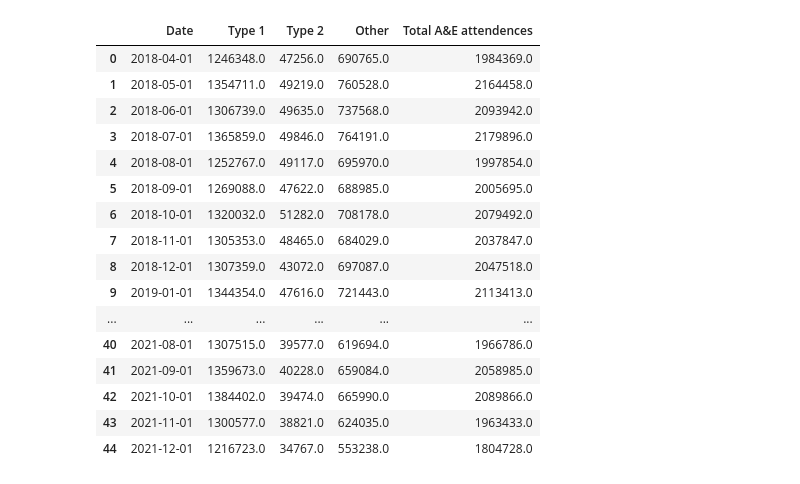
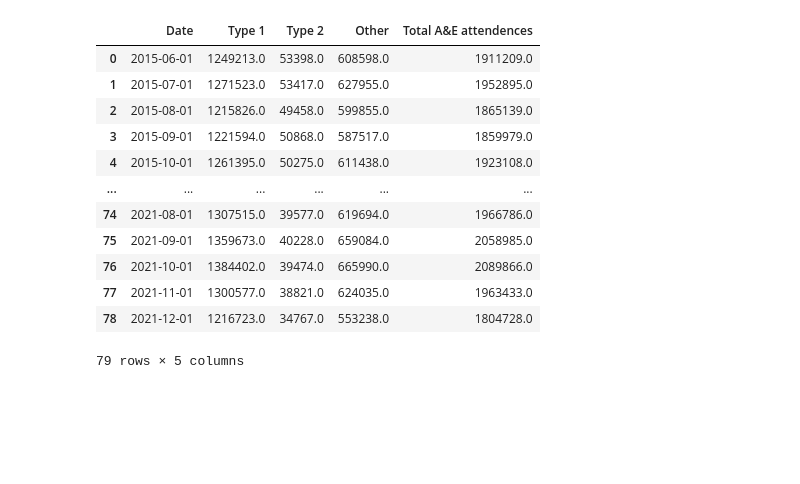
Before and after one commit to mattia-ficarelli/ae_attendances_modelling, a Jupyter notebook: dev.ipynb, the cells around one changed output. Saved outputs shown, nothing was run; the diff lists cells and outputs as text; code cells hidden in the pictures; blank space fills up the shorter version.

```diff
--- a/dev.ipynb
+++ b/dev.ipynb
@@ -27,3 +40,28 @@ file_header_list = ['Period',
 'Emergency admissions via A&E - Type 2',
 'Emergency admissions via A&E - Other A&E department',
 'Other emergency admissions']
+# %%
+path_excel = '/Users/mattiaficarelli/Desktop/AE_admissions_data_prior_April_2018/'
+file_header_list_excel = ['Code',
+'Region', 'Name',
+'Type 1 Departments - Major A&E',
+'Type 2 Departments - Single Specialty',
+'Type 3 Departments - Other A&E/Minor Injury Unit']
+# %%
+
+onlyexcelfiles = [f for f in listdir(path_excel) if isfile(join(path_excel, f))]
+df_append_excel = pd.DataFrame()
+regex_to_extract_date = re.compile(r'^([^.]*)-AE*')
+for file in onlyexcelfiles:
+    df = pd.read_excel(path_excel + file, names = file_header_list_excel, skiprows=17, usecols="B:G")
+    date_from_filename = regex_to_extract_date.findall(file)
+    df['Date']= date_from_filename[0]
+    df_append_excel = df_append_excel.append(df, ignore_index=True)
+# %%
+df_append_excel_clean_1 = df_append_excel[df_append_excel['Code'].notna()].reset_index(drop = True)
+df_append_excel_clean_1['Date'] = pd.to_datetime(df_append_excel_clean_1['Date'])
+df_append_excel_clean_2 = df_append_excel_clean_1.rename(columns = {'Code': 'ODS code', 'Name': 'Organisation name', 'Type 1 Departments - Major A&E': 'Type 1', 'Type 2 Departments - Single Specialty': 'Type 2', 'Type 3 Departments - Other A&E/Minor Injury Unit': 'Other'})
+df_append_excel_clean_3 = df_append_excel_clean_2[["Date", "ODS code", "Organisation name", "Type 1", "Type 2", "Other"]]
+df_append_excel_clean_3["Total A&E attendences"] = df_append_excel_clean_3["Type 1"] + df_append_excel_clean_3["Type 2"] + df_append_excel_clean_3["Other"]
+df_append_excel_clean_4 = df_append_excel_clean_3.sort_values(by=['Date']).reset_index(drop = True)
+df_append_excel_clean_4
@@ -41,24 +93,24 @@ df_clean_2 = df_clean_1.sort_values(by=['Period']).reset_index(drop = True)
 df_clean_3 = df_clean_2[["Period", "Org Code","Org name", "A&E attendances Type 1","A&E attendances Type 2", 'A&E attendances Other A&E Department']]
 df_clean_4 = df_clean_3.rename(columns = {'Period': 'Date', 'Org Code': 'ODS code', 'Org name': 'Organisation name', 'A&E attendances Type 1': 'Type 1', 'A&E attendances Type 2': 'Type 2', 'A&E attendances Other A&E Department': 'Other'})
 df_clean_4["Total A&E attendences"] = df_clean_4["Type 1"] + df_clean_4["Type 2"] + df_clean_4["Other"]
+# %%
+df_final = df_append_excel_clean_4.append(df_clean_4)
+df_final_1 = df_final.drop(["ODS code", "Organisation name"], axis=1)
+df_final.to_csv('final_cleaned_data.csv')
 # %%
-df_clean_5 = df_clean_4.groupby("Date").sum().reset_index()
-df_clean_5
+df_final_group = df_final_1.groupby("Date").sum().reset_index()
+df_final_group
 # %% [output]
 |  | Date | Type 1 | Type 2 | Other | Total A&E attendences |
-| 0 | 2018-04-01 | 1246348.0 | 47256.0 | 690765.0 | 1984369.0 |
-| 1 | 2018-05-01 | 1354711.0 | 49219.0 | 760528.0 | 2164458.0 |
-| 2 | 2018-06-01 | 1306739.0 | 49635.0 | 737568.0 | 2093942.0 |
-| 3 | 2018-07-01 | 1365859.0 | 49846.0 | 764191.0 | 2179896.0 |
-| 4 | 2018-08-01 | 1252767.0 | 49117.0 | 695970.0 | 1997854.0 |
-| 5 | 2018-09-01 | 1269088.0 | 47622.0 | 688985.0 | 2005695.0 |
-| 6 | 2018-10-01 | 1320032.0 | 51282.0 | 708178.0 | 2079492.0 |
-| 7 | 2018-11-01 | 1305353.0 | 48465.0 | 684029.0 | 2037847.0 |
-| 8 | 2018-12-01 | 1307359.0 | 43072.0 | 697087.0 | 2047518.0 |
-| 9 | 2019-01-01 | 1344354.0 | 47616.0 | 721443.0 | 2113413.0 |
+| 0 | 2015-06-01 | 1249213.0 | 53398.0 | 608598.0 | 1911209.0 |
+| 1 | 2015-07-01 | 1271523.0 | 53417.0 | 627955.0 | 1952895.0 |
+| 2 | 2015-08-01 | 1215826.0 | 49458.0 | 599855.0 | 1865139.0 |
+| 3 | 2015-09-01 | 1221594.0 | 50868.0 | 587517.0 | 1859979.0 |
+| 4 | 2015-10-01 | 1261395.0 | 50275.0 | 611438.0 | 1923108.0 |
 | ... | ... | ... | ... | ... | ... |
-| 40 | 2021-08-01 | 1307515.0 | 39577.0 | 619694.0 | 1966786.0 |
-| 41 | 2021-09-01 | 1359673.0 | 40228.0 | 659084.0 | 2058985.0 |
-| 42 | 2021-10-01 | 1384402.0 | 39474.0 | 665990.0 | 2089866.0 |
-| 43 | 2021-11-01 | 1300577.0 | 38821.0 | 624035.0 | 1963433.0 |
-| 44 | 2021-12-01 | 1216723.0 | 34767.0 | 553238.0 | 1804728.0 |
+| 74 | 2021-08-01 | 1307515.0 | 39577.0 | 619694.0 | 1966786.0 |
+| 75 | 2021-09-01 | 1359673.0 | 40228.0 | 659084.0 | 2058985.0 |
+| 76 | 2021-10-01 | 1384402.0 | 39474.0 | 665990.0 | 2089866.0 |
+| 77 | 2021-11-01 | 1300577.0 | 38821.0 | 624035.0 | 1963433.0 |
+| 78 | 2021-12-01 | 1216723.0 | 34767.0 | 553238.0 | 1804728.0 |
+79 rows × 5 columns
```
Also changed, not shown: parts of 11 cells of this notebook.
